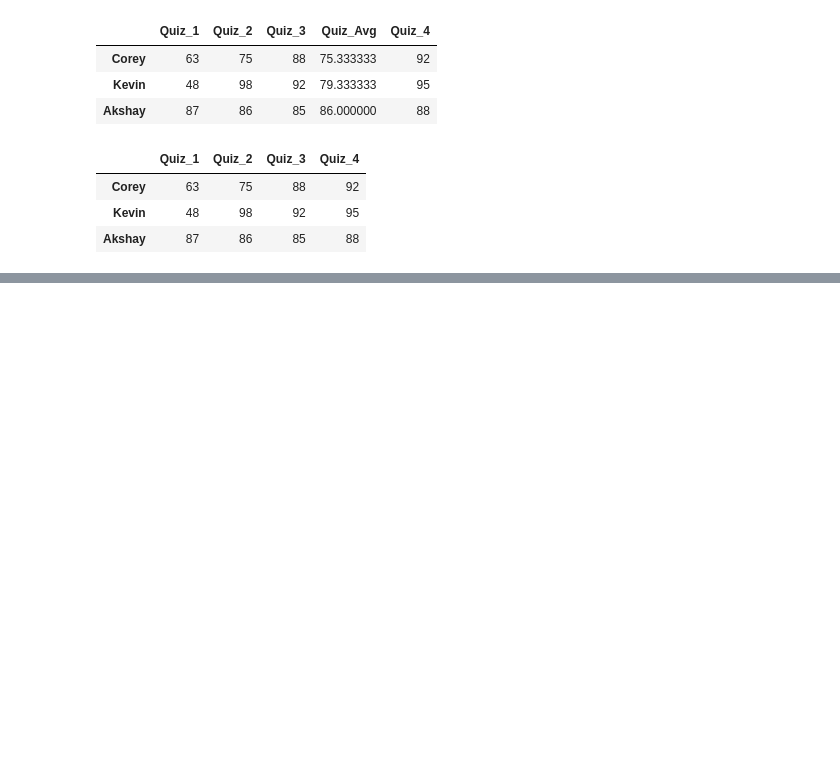
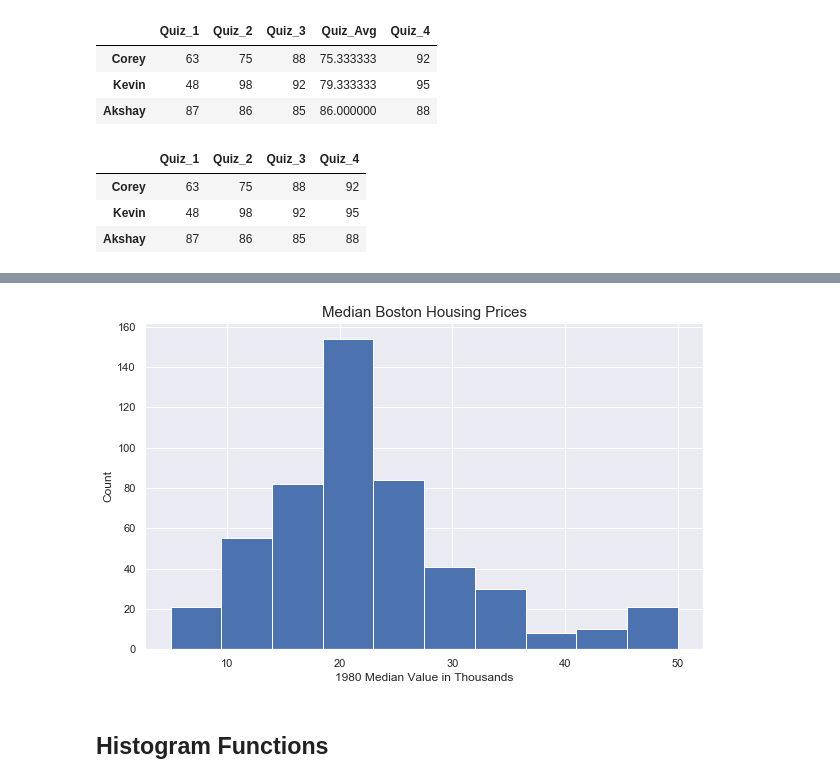
Before and after one commit to KingNonso/python-workshop, a Jupyter notebook: 10. Data Analytics - Pandas.ipynb, the cells around one changed output, grey strips where cells are left out. Cells and saved outputs as stored; diff of their text form; code cells hidden in the pictures; blank space fills up the shorter version.

```diff
--- a/10. Data Analytics - Pandas.ipynb
+++ b/10. Data Analytics - Pandas.ipynb
@@ -129,0 +275,13 @@ df
+# %%
+title = 'Median Boston Housing Prices'
+plt.figure(figsize=(10,6))
+plt.hist(housing_df['MEDV'])
+plt.title(title, fontsize=15)
+plt.xlabel('1980 Median Value in Thousands')
+plt.ylabel('Count')
+plt.savefig(title, dpi=300)
+plt.show()
+# %% [output]
+[figure, added]
+# %% [markdown]
+## Histogram Functions
```
Also changed, not shown: parts of 29 cells of this notebook, 5 other files.
